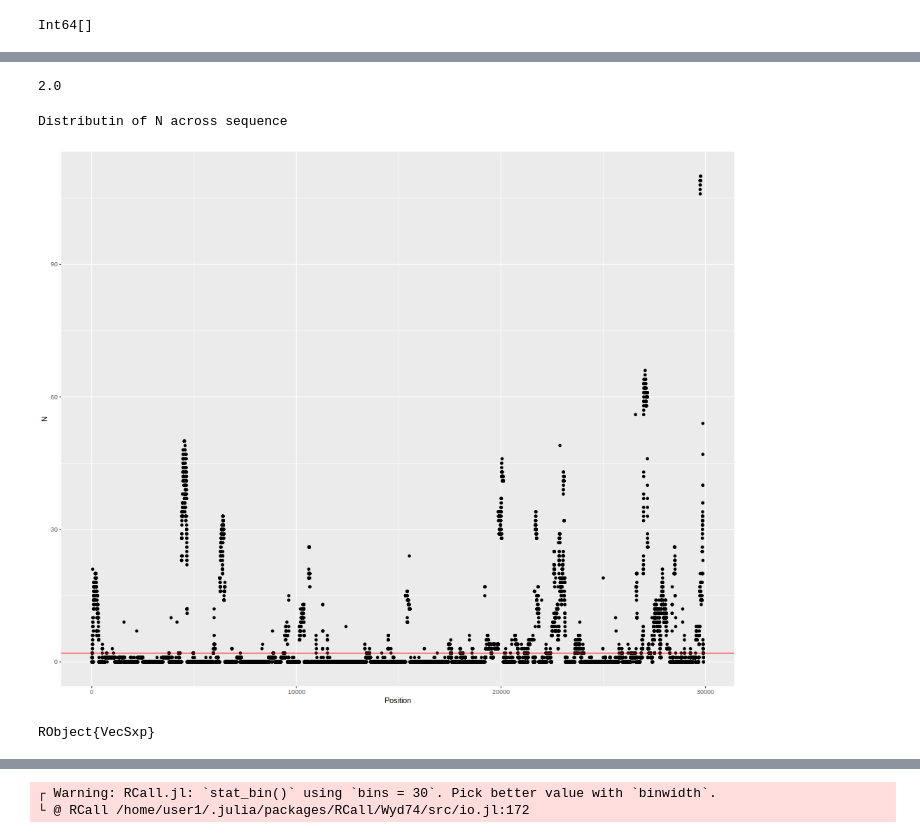
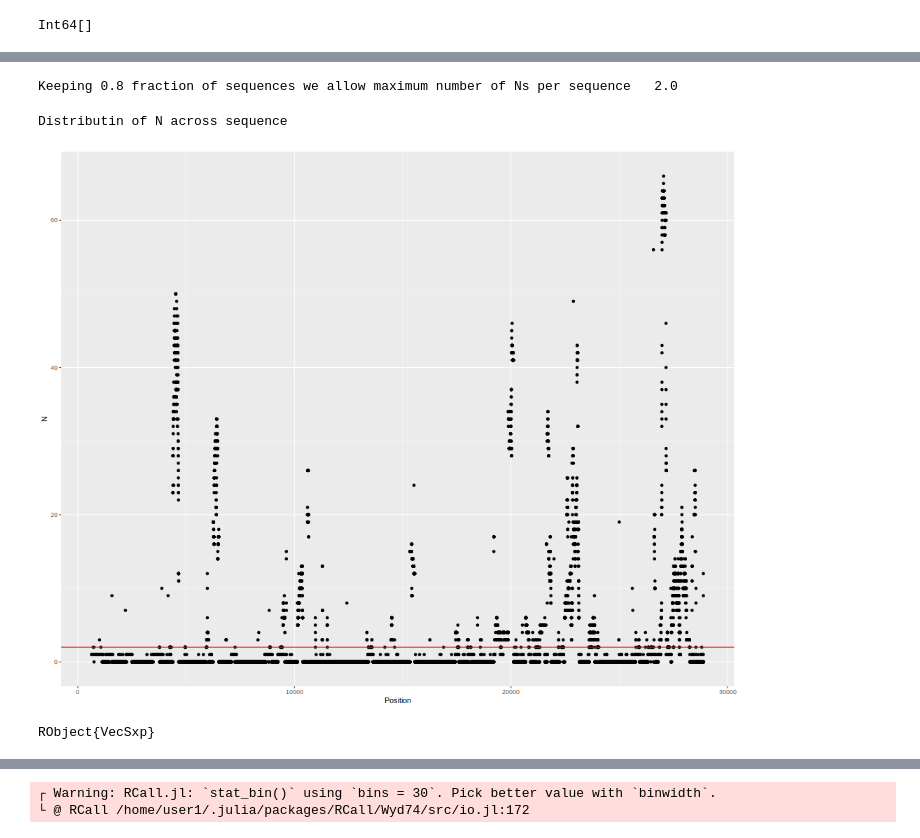
Before and after one commit to GediminasA/JuliaClusterAndTreeTools, a Jupyter notebook: notebooks/test_aln.ipynb, the cells around one changed output, grey strips where cells are left out. Saved outputs shown, nothing was run; the diff lists cells and outputs as text; code cells hidden in the pictures.

```diff
--- a/notebooks/test_aln.ipynb
+++ b/notebooks/test_aln.ipynb
@@ -258,6 +220,5 @@ RObject{VecSxp}
 # %%
 #get the limit of n to remove
-
 @rput keepPositionsFraction dc
 RCall.rcall_p(:options, rcalljl_options=Dict(:width => 1000, :height => 800))
 
@@ -268,18 +229,18 @@ size = as.double(fit$estimate["size"][[1]])
 maxNlimit = qnbinom(keepPositionsFraction, mu = mu, size = size)
 """
 @rget maxNlimit
-println(maxNlimit)
+println("Keeping ",keepPositionsFraction," fraction of sequences we allow maximum number of Ns per sequence   ",maxNlimit)
 # %% [output]
-2.0
+Keeping 0.8 fraction of sequences we allow maximum number of Ns per sequence   2.0
 # %%
 print("Distributin of N across sequence")
 RCall.rcall_p(:options, rcalljl_options=Dict(:width => 1000, :height => 800))
 R"""
-pnas <- ggplot(data=dc) + geom_point(aes(x=Position,y=N)) + geom_hline(yintercept=maxNlimit,color="red")
+pnas <- ggplot(data=dc_woterminalgaps) + geom_point(aes(x=Position,y=N)) + geom_hline(yintercept=maxNlimit,color="red")
 pnas
 """
 # %% [output]
 Distributin of N across sequence
-[figure, old version]
+[figure, new version]
 RObject{VecSxp}
 # %%
```
Also changed, not shown: parts of 37 cells of this notebook, 5 other files.
